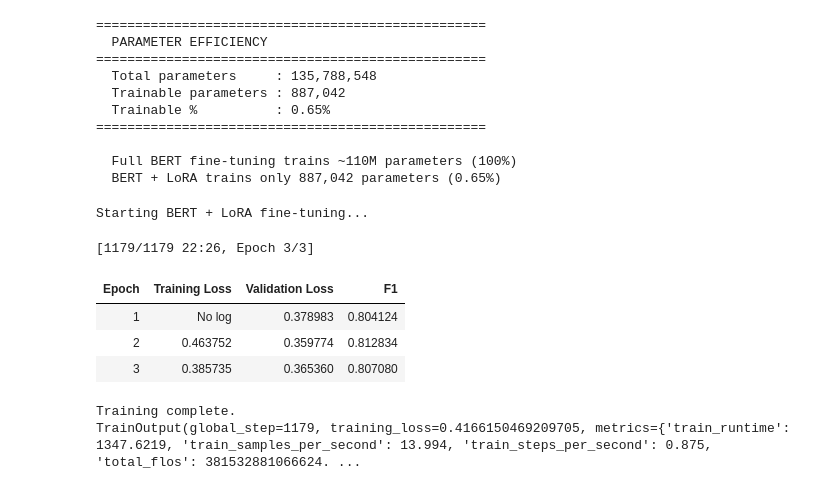
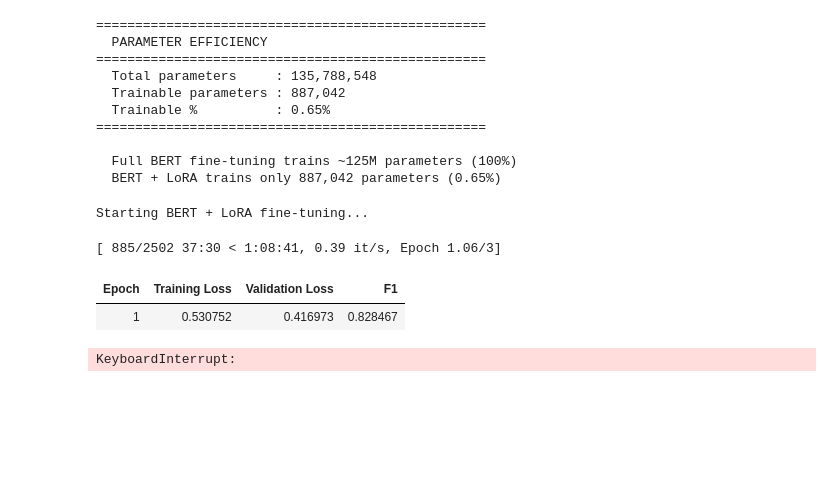
Before and after one commit to andreaGaudino/NLP_with_disaster_tweets, a Jupyter notebook: notebook/bert_lora.ipynb, the cells around one changed output. Saved outputs shown, nothing was run; the diff lists cells and outputs as text; code cells hidden in the pictures; blank space fills up the shorter version.

Commit message:
add bert large and smoothing parameter

```diff
--- a/notebook/bert_lora.ipynb
+++ b/notebook/bert_lora.ipynb
@@ -56,12 +56,14 @@ os.makedirs('../models/bert_lora', exist_ok=True)
 # mentions, abbreviations, informal spelling).
 # Model: https://huggingface.co/vinai/bertweet-base
 MODEL_CHECKPOINT = 'vinai/bertweet-base'
-MAX_LENGTH       = 128
-BATCH_SIZE       = 16
-LEARNING_RATE    = 2e-4   # LoRA typically uses higher lr than full fine-tuning
-NUM_EPOCHS       = 3
-VAL_SIZE         = 0.1
-SEED             = 42
+MAX_LENGTH              = 128
+BATCH_SIZE              = 16
+LEARNING_RATE           = 2e-4      # LoRA typically uses higher lr than full fine-tuning
+NUM_EPOCHS              = 3
+VAL_SIZE                = 0.1
+SEED                    = 42
+WARMUP_STEPS            = 0.1       # warm up for first 100 steps
+LABEL_SMOOTHING_FACTOR  = 0.1       # helps prevent overconfidence and overfitting
 
 # LoRA hyperparameters
 LORA_R           = 8    # rank of the low-rank matrices — controls capacity
@@ -211,7 +235,7 @@ print(f"  Total parameters     : {total_params:,}")
 print(f"  Trainable parameters : {trainable_params:,}")
 print(f"  Trainable %          : {100 * trainable_params / total_params:.2f}%")
 print(f"{'='*50}")
-print(f"\n  Full BERT fine-tuning trains ~110M parameters (100%)")
+print(f"\n  Full BERT fine-tuning trains ~125M parameters (100%)")
 print(f"  BERT + LoRA trains only {trainable_params:,} parameters ({100 * trainable_params / total_params:.2f}%)")
 # %% [output]
 ==================================================
@@ -222,7 +246,7 @@ print(f"  BERT + LoRA trains only {trainable_params:,} parameters ({100 * traina
   Trainable %          : 0.65%
 ==================================================
 
-  Full BERT fine-tuning trains ~110M parameters (100%)
+  Full BERT fine-tuning trains ~125M parameters (100%)
   BERT + LoRA trains only 887,042 parameters (0.65%)
 # %%
 # =============================================================================
@@ -240,40 +264,38 @@ training_args = TrainingArguments(
     output_dir                  = '../models/bert_lora',
     eval_strategy               = 'epoch',
     save_strategy               = 'epoch',
     learning_rate               = LEARNING_RATE,
     per_device_train_batch_size = BATCH_SIZE,
     per_device_eval_batch_size  = BATCH_SIZE,
     num_train_epochs            = NUM_EPOCHS,
     load_best_model_at_end      = True,
     metric_for_best_model       = 'f1',
     greater_is_better           = True,
     seed                        = SEED,
-    warmup_steps                = 0.1,   # warm up for first 10% of steps
+    warmup_steps                = WARMUP_STEPS,   # warm up for first 10% of steps
+    label_smoothing_factor      = LABEL_SMOOTHING_FACTOR,
     report_to                   = 'none'
 )
 
 trainer = Trainer(
     model           = model,
     args            = training_args,
     train_dataset   = train_dataset,
     eval_dataset    = val_dataset,
     data_collator   = data_collator,
     compute_metrics = compute_metrics
 )
 
 print("\nStarting BERT + LoRA fine-tuning...")
 train_result = trainer.train()
 print("\nTraining complete.")
 print(train_result)
 # %% [output]
 Starting BERT + LoRA fine-tuning...
-[1179/1179 22:26, Epoch 3/3]
+[ 885/2502 37:30 < 1:08:41, 0.39 it/s, Epoch 1.06/3]
 | Epoch | Training Loss | Validation Loss | F1 |
-| 1 | No log | 0.378983 | 0.804124 |
-| 2 | 0.463752 | 0.359774 | 0.812834 |
-| 3 | 0.385735 | 0.365360 | 0.807080 |
+| 1 | 0.530752 | 0.416973 | 0.828467 |
-Training complete.
-TrainOutput(global_step=1179, training_loss=0.4166150469209705, metrics={'train_runtime': 1347.6219, 'train_samples_per_second': 13.994, 'train_steps_per_second': 0.875, 'total_flos': 381532881066624. ...
+KeyboardInterrupt:
 # %%
 # =============================================================================
 # EVALUATION — manual loop (avoids Trainer.predict() deadlock on Windows CPU)
```
Also changed, not shown: parts of 8 cells of this notebook, 5 other files.
